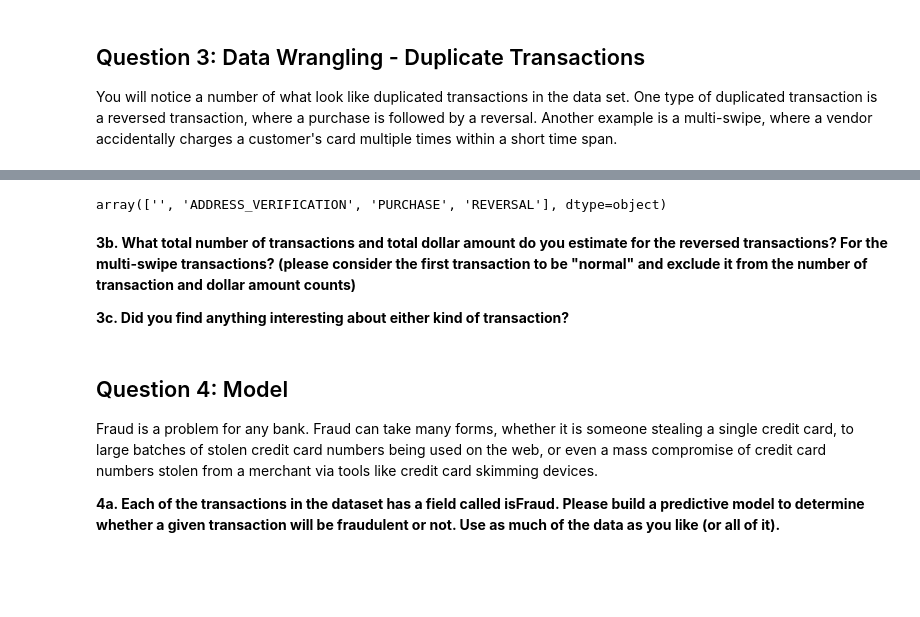
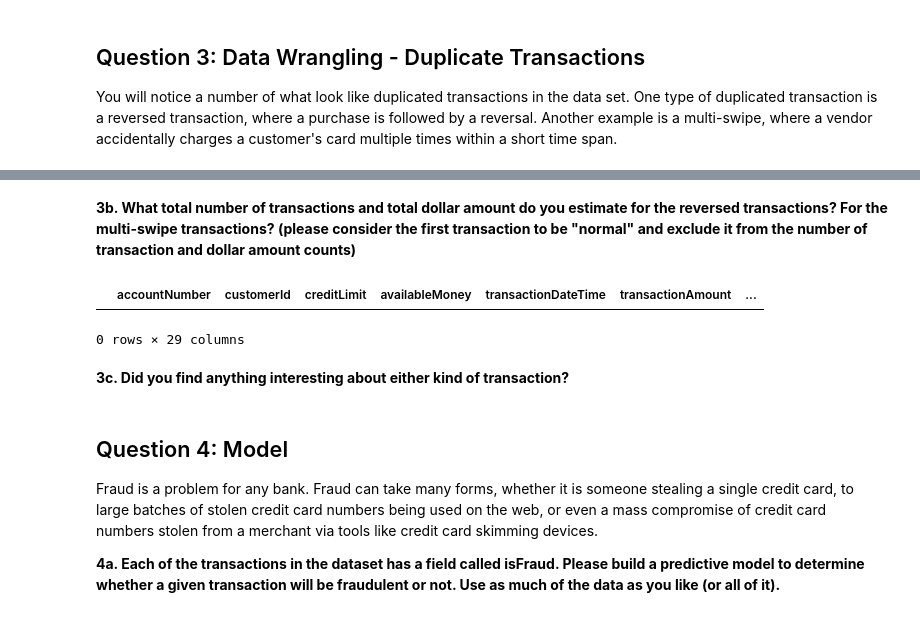
Before and after one commit to jzisheng/DS, a Jupyter notebook: analysis.ipynb, the cells around one changed output, grey strips where cells are left out. Drawn from its saved outputs; the diff is of its cells as text; code cells hidden in the pictures; blank space fills up the shorter version.

```diff
--- a/analysis.ipynb
+++ b/analysis.ipynb
@@ -214,19 +235,16 @@ After flagging this I look at the time difference between them. Sometimes, these
-# %%
-np.unique(df.transactionType)
-# %% [output]
-array(['', 'ADDRESS_VERIFICATION', 'PURCHASE', 'REVERSAL'], dtype=object)
 # %%
 import scripts.utils as utils
 imp.reload(utils)
+
+tempdf = df.head(10000)
+
 # First start with one account, look at account with highest number of txs
 accts, counts = np.unique(df['accountNumber'],return_counts=True)
 
 # Subselect the account with highest activity, and sort by transaction
 acctIdMostTransactions = accts[np.argmax(counts)]
-accountTx = df[df.accountNumber==acctIdMostTransactions]
-# mask = utils.predictDuplicateByUser(df,accountTx)
+
+accountTx = tempdf[tempdf.accountNumber==acctIdMostTransactions]
+results = utils.predictDuplicateByUser(tempdf,accountTx)
 # %% [markdown]
 **3b. What total number of transactions and total dollar amount do you estimate for the reversed transactions? For the multi-swipe transactions? (please consider the first transaction to be "normal" and exclude it from the number of transaction and dollar amount counts)**
-
-
-**3c. Did you find anything interesting about either kind of transaction?**
@@ -240,3 +251,10 @@ duplicateTxs = utils.predictDuplicateByUser(df,acctIdMostTransactions)
+# %%
+results
+# %% [output]
+|  | accountNumber | customerId | creditLimit | availableMoney | transactionDateTime | transactionAmount | ... |
+0 rows × 29 columns
+# %% [markdown]
+**3c. Did you find anything interesting about either kind of transaction?**
 # %% [markdown]
 ## Question 4: Model
 Fraud is a problem for any bank. Fraud can take many forms, whether it is someone stealing a single credit card, to large batches of stolen credit card numbers being used on the web, or even a mass compromise of credit card numbers stolen from a merchant via tools like credit card skimming devices.
```
Also changed, not shown: parts of 28 cells of this notebook, 1 other file.
